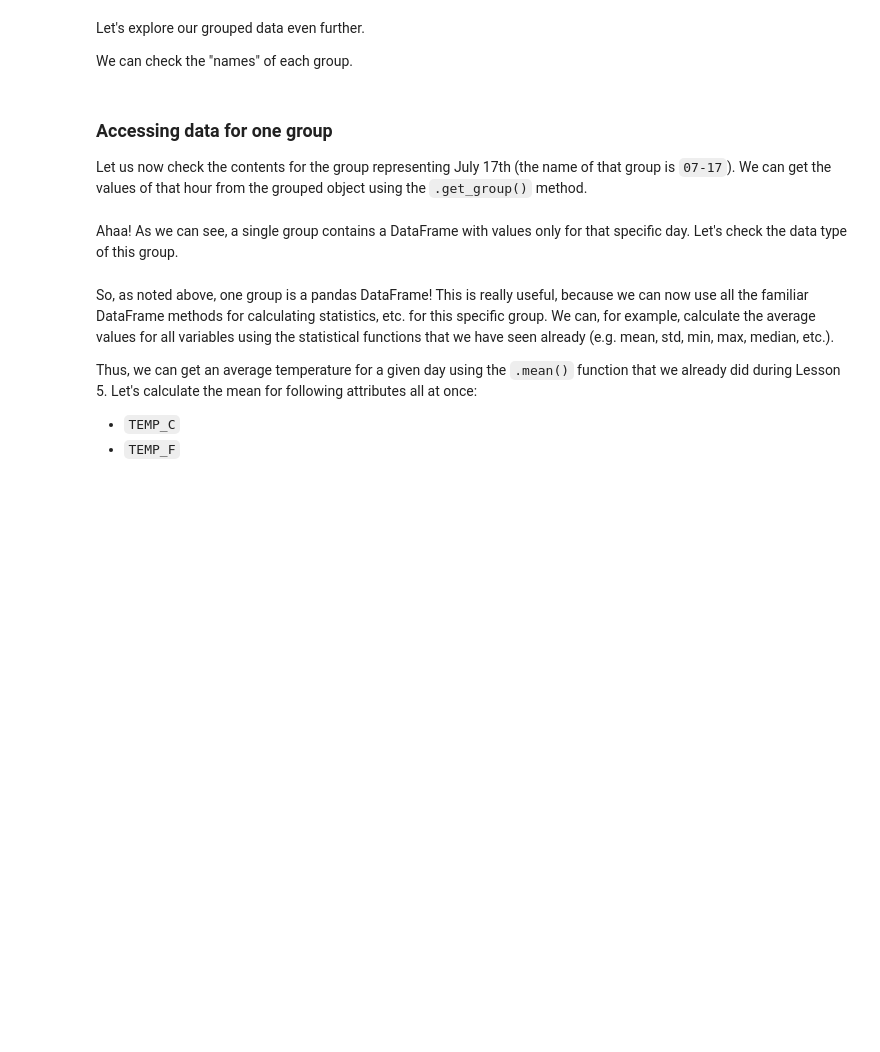
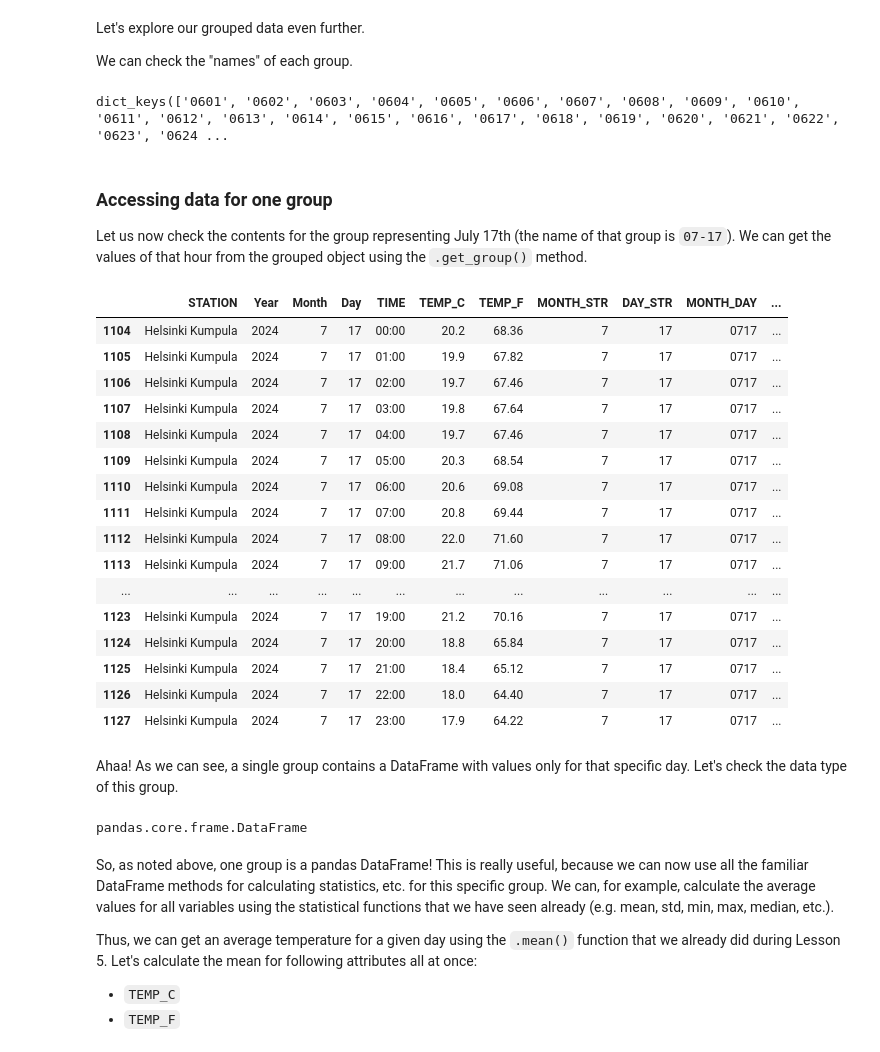
Before and after one commit to heattard/geo-python, a Jupyter notebook: source/notebooks/L6/advanced-data-processing-with-pandas.ipynb, the cells around one changed output. Saved outputs shown, nothing was run; the diff lists cells and outputs as text; code cells hidden in the pictures; blank space fills up the shorter version.

Commit message:
edited lost of group section

```diff
--- a/source/notebooks/L6/advanced-data-processing-with-pandas.ipynb
+++ b/source/notebooks/L6/advanced-data-processing-with-pandas.ipynb
@@ -691,6 +700,8 @@ data.head()
 We have quite a few rows of weather data, and several observations per day. Our goal is to create an aggreated data frame that would have only one row per day.
 
 To condense our data to daily average values we can group our data based on the unique month and day combinations.
+# %%
+grouped = data.groupby("MONTH_DAY")
 # %% [markdown]
 **Note**: It is also possible to create combinations of months and days on the fly when grouping the data:
 
@@ -716,19 +733,45 @@ Let's explore our grouped data even further.
 We can check the "names" of each group.
 # %%
 grouped.groups.keys()
+# %% [output]
+dict_keys(['0601', '0602', '0603', '0604', '0605', '0606', '0607', '0608', '0609', '0610', '0611', '0612', '0613', '0614', '0615', '0616', '0617', '0618', '0619', '0620', '0621', '0622', '0623', '0624 ...
 # %% [markdown]
 ### Accessing data for one group
 
 Let us now check the contents for the group representing July 17th (the name of that group is `07-17`). We can get the values of that hour from the grouped object using the `.get_group()` method.
 # %%
 # Specify a day (as character string)
-
+day = "0717"
 
 # Select the group
+group1 = grouped.get_group(day)
 # %%
 # Let's see what we have
+group1
+# %% [output]
+|  | STATION | Year | Month | Day | TIME | TEMP_C | TEMP_F | MONTH_STR | DAY_STR | MONTH_DAY | ... |
+| 1104 | Helsinki Kumpula | 2024 | 7 | 17 | 00:00 | 20.2 | 68.36 | 7 | 17 | 0717 | ... |
+| 1105 | Helsinki Kumpula | 2024 | 7 | 17 | 01:00 | 19.9 | 67.82 | 7 | 17 | 0717 | ... |
+| 1106 | Helsinki Kumpula | 2024 | 7 | 17 | 02:00 | 19.7 | 67.46 | 7 | 17 | 0717 | ... |
+| 1107 | Helsinki Kumpula | 2024 | 7 | 17 | 03:00 | 19.8 | 67.64 | 7 | 17 | 0717 | ... |
+| 1108 | Helsinki Kumpula | 2024 | 7 | 17 | 04:00 | 19.7 | 67.46 | 7 | 17 | 0717 | ... |
+| 1109 | Helsinki Kumpula | 2024 | 7 | 17 | 05:00 | 20.3 | 68.54 | 7 | 17 | 0717 | ... |
+| 1110 | Helsinki Kumpula | 2024 | 7 | 17 | 06:00 | 20.6 | 69.08 | 7 | 17 | 0717 | ... |
+| 1111 | Helsinki Kumpula | 2024 | 7 | 17 | 07:00 | 20.8 | 69.44 | 7 | 17 | 0717 | ... |
+| 1112 | Helsinki Kumpula | 2024 | 7 | 17 | 08:00 | 22.0 | 71.60 | 7 | 17 | 0717 | ... |
+| 1113 | Helsinki Kumpula | 2024 | 7 | 17 | 09:00 | 21.7 | 71.06 | 7 | 17 | 0717 | ... |
+| ... | ... | ... | ... | ... | ... | ... | ... | ... | ... | ... | ... |
+| 1123 | Helsinki Kumpula | 2024 | 7 | 17 | 19:00 | 21.2 | 70.16 | 7 | 17 | 0717 | ... |
+| 1124 | Helsinki Kumpula | 2024 | 7 | 17 | 20:00 | 18.8 | 65.84 | 7 | 17 | 0717 | ... |
+| 1125 | Helsinki Kumpula | 2024 | 7 | 17 | 21:00 | 18.4 | 65.12 | 7 | 17 | 0717 | ... |
+| 1126 | Helsinki Kumpula | 2024 | 7 | 17 | 22:00 | 18.0 | 64.40 | 7 | 17 | 0717 | ... |
+| 1127 | Helsinki Kumpula | 2024 | 7 | 17 | 23:00 | 17.9 | 64.22 | 7 | 17 | 0717 | ... |
 # %% [markdown]
 Ahaa! As we can see, a single group contains a DataFrame with values only for that specific day. Let's check the data type of this group.
+# %%
+type(group1)
+# %% [output]
+pandas.core.frame.DataFrame
 # %% [markdown]
 So, as noted above, one group is a pandas DataFrame! This is really useful, because we can now use all the familiar DataFrame methods for calculating statistics, etc. for this specific group. We can, for example, calculate the average values for all variables using the statistical functions that we have seen already (e.g. mean, std, min, max, median, etc.).
 
```
Also changed, not shown: parts of 8 cells of this notebook.
